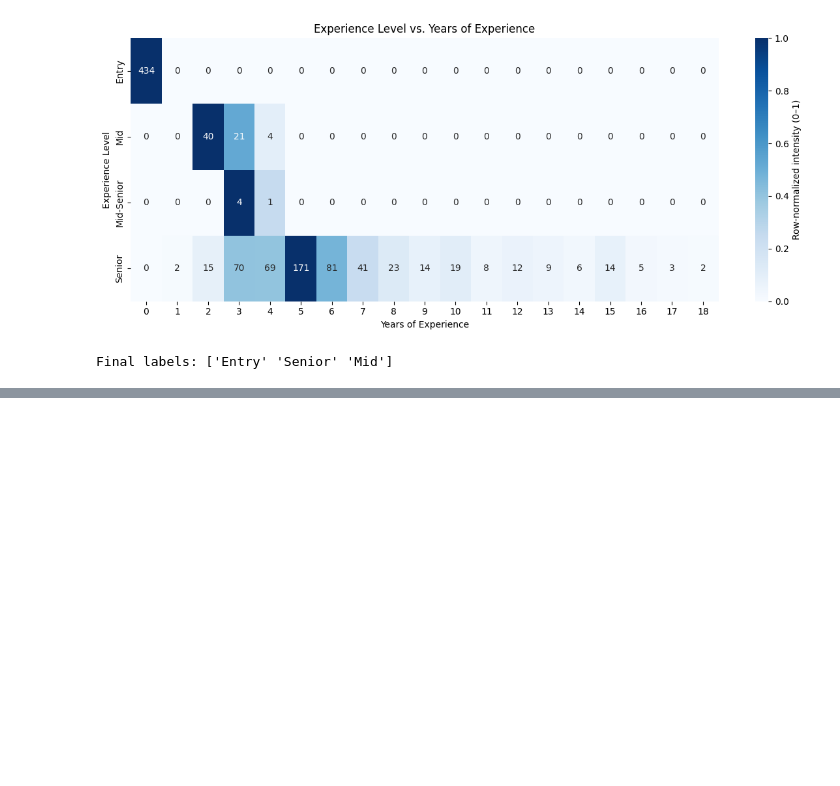
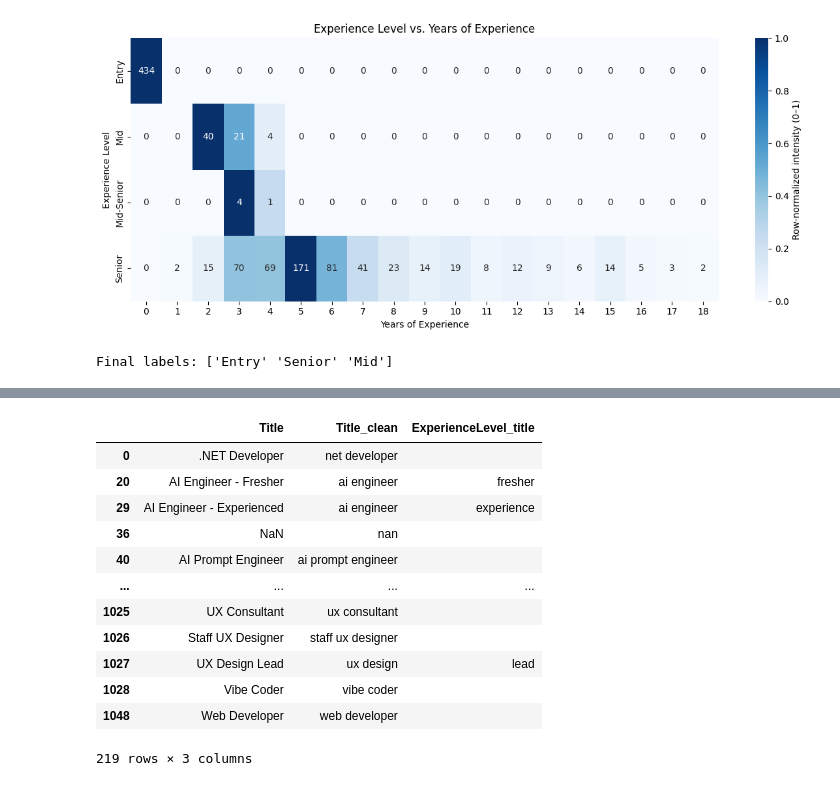
Before and after one commit to Laura-Alonso/Job_Descriptions_2025_NPL, a Jupyter notebook: src/01_exploration.ipynb, the cells around one changed output, grey strips where cells are left out. Drawn from its saved outputs; the diff is of its cells as text; code cells hidden in the pictures; blank space fills up the shorter version.

```diff
--- a/src/01_exploration.ipynb
+++ b/src/01_exploration.ipynb
@@ -266,15 +297,0 @@ We use a pretrained model from Sentene Transformers that allows understand seman
-# %%
-# Prepare data.
-
-## Transform thee skill column into a list
-df_raw["Skills_list"] = df_raw["Skills"].apply(
-    lambda x: ast.literal_eval(x) if isinstance(x, str) else x
-)
-
-## Create a skill table as a copy of the original data but with as much rows as the skills and jobs
-df_skills = df_raw.explode("Skills_list").copy()
-df_skills.rename(columns={"Skills_list": "Skill"}, inplace=True)
-df_skills["Skill"] = df_skills["Skill"].str.strip()
-
-# Results
-df_skills
@@ -400,0 +371,54 @@ Guardar algunas métricas iniciales (ej. summary_stats.json).
+# %%
+# 1. Cleaning function in title column
+df_raw["Title_clean"] = df_raw["Title"].apply(clean_text)
+
+# 2. Experience level patterns to remove.
+
+## Expirience patterns detected
+experience = [
+    "entry level", "junior", "jr", "mid level", "middle", "semi senior", "fresher",
+    "experienced", "senior", "sr", "specialist", "lead", "principal",
+    "head", "manager", "director", "expert", "intern", "graduate", "trainee"
+]
+
+## Clean the patterns (same preprocessing)
+experience_clean = [clean_text(e) for e in experience]
+
+# Build flexible regex (allow space, hyphen, or slash)
+exp_regex = re.compile(
+    r"\b(" + "|".join(
+        [p.replace(" ", r"[\s\-\/]?") for p in experience_clean]
+    ) + r")\b",
+    re.IGNORECASE
+)
+
+# 3. New column with the experience level found in the title
+df_raw["ExperienceLevel_title"] = (
+    df_raw["Title_clean"]
+    .apply(lambda x: ", ".join(sorted(set(m)) ) if (m := exp_regex.findall(str(x).lower())) else "")
+)
+
+# 4. Remove experience level from the clean title
+df_raw["Title_clean"] = (
+    df_raw["Title_clean"]
+    .str.replace(exp_regex, " ", regex=True)
+    .str.replace(r"\s+", " ", regex=True)
+    .str.strip()
+)
+
+# Check results
+df_raw[["Title", "Title_clean", "ExperienceLevel_title"]].drop_duplicates()
+# %% [output]
+|  | Title | Title_clean | ExperienceLevel_title |
+| 0 | .NET Developer | net developer |  |
+| 20 | AI Engineer - Fresher | ai engineer | fresher |
+| 29 | AI Engineer - Experienced | ai engineer | experience |
+| 36 | NaN | nan |  |
+| 40 | AI Prompt Engineer | ai prompt engineer |  |
+| ... | ... | ... | ... |
+| 1025 | UX Consultant | ux consultant |  |
+| 1026 | Staff UX Designer | staff ux designer |  |
+| 1027 | UX Design Lead | ux design | lead |
+| 1028 | Vibe Coder | vibe coder |  |
+| 1048 | Web Developer | web developer |  |
+219 rows × 3 columns
```
Also changed, not shown: parts of 16 cells of this notebook, 1 other file.
